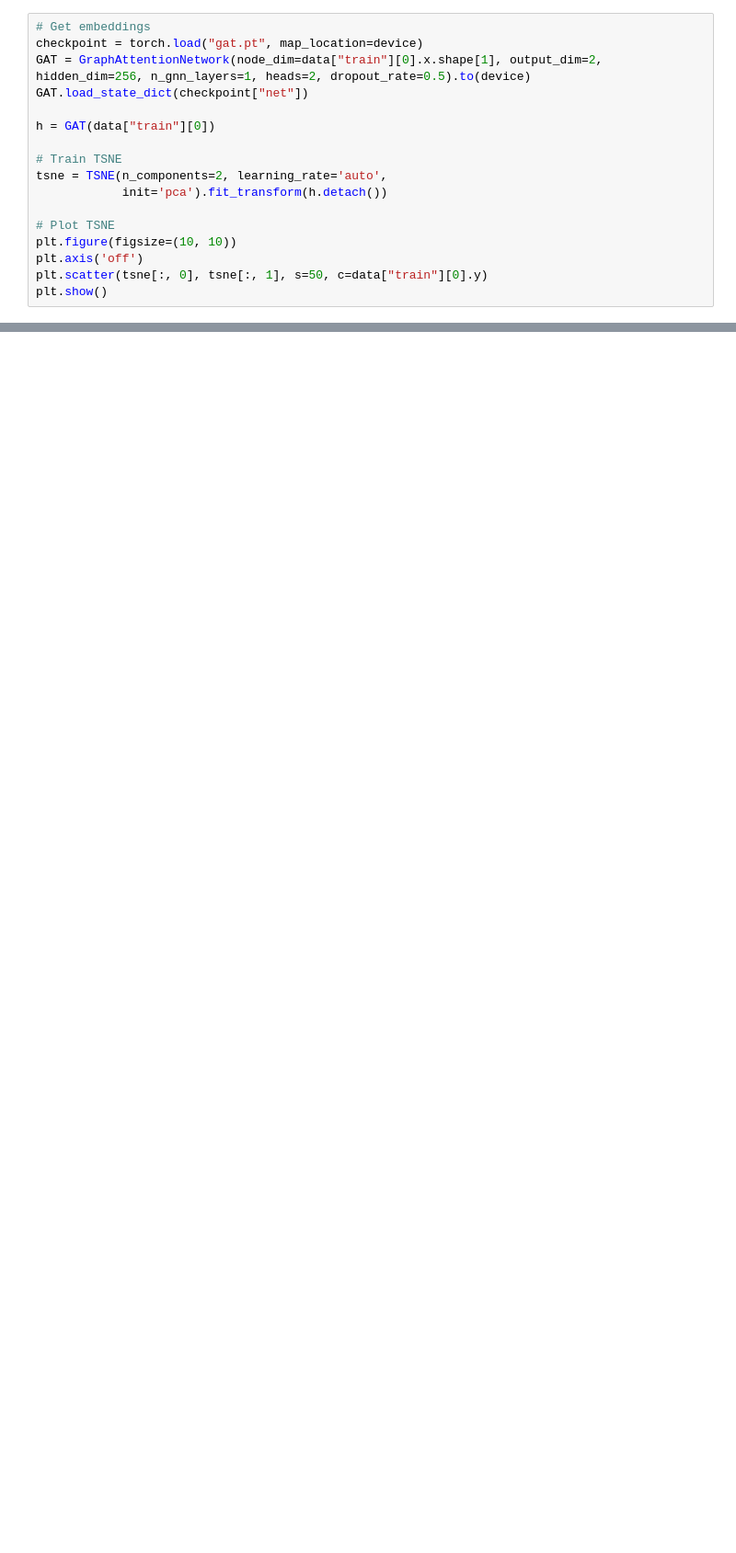
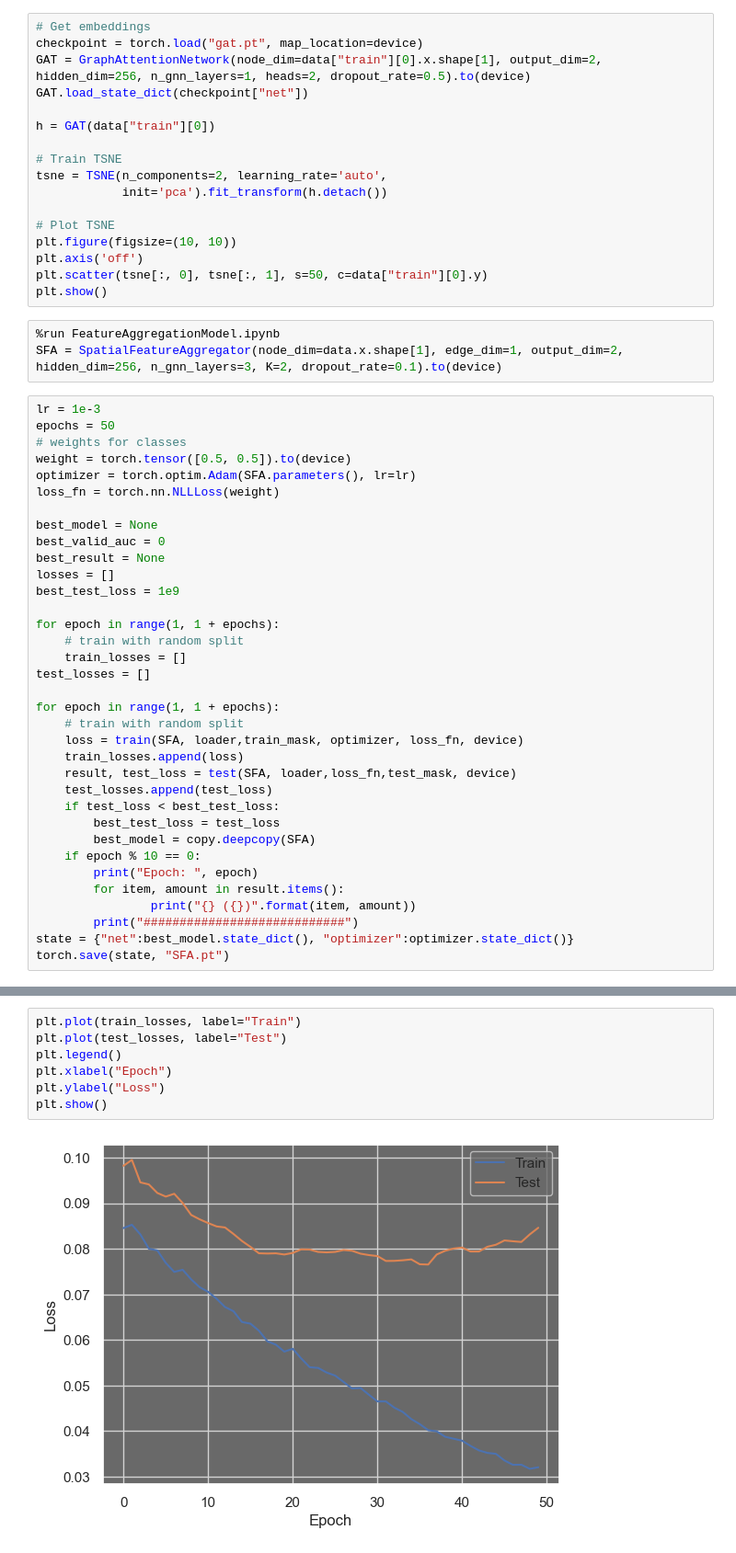
Before and after one commit to CachoobiDoobi/Anti-Money-Laundering-GNNs, a Jupyter notebook: Elliptic/main.ipynb, the cells around one changed output, grey strips where cells are left out. Shown: that part at 92% size. Cells and saved outputs as stored; diff of their text form; blank space fills up the shorter version.

Commit message:
Add new models for big graph

```diff
--- a/Elliptic/main.ipynb
+++ b/Elliptic/main.ipynb
@@ -382,3 +382,41 @@ plt.figure(figsize=(10, 10))
 plt.axis('off')
 plt.scatter(tsne[:, 0], tsne[:, 1], s=50, c=data["train"][0].y)
 plt.show()
+# %%
+%run FeatureAggregationModel.ipynb
+SFA = SpatialFeatureAggregator(node_dim=data.x.shape[1], edge_dim=1, output_dim=2, hidden_dim=256, n_gnn_layers=3, K=2, dropout_rate=0.1).to(device)
+# %%
+lr = 1e-3
+epochs = 50
+# weights for classes
+weight = torch.tensor([0.5, 0.5]).to(device)
+optimizer = torch.optim.Adam(SFA.parameters(), lr=lr)
+loss_fn = torch.nn.NLLLoss(weight)
+
+best_model = None
+best_valid_auc = 0
+best_result = None
+losses = []
+best_test_loss = 1e9
+
+for epoch in range(1, 1 + epochs):
+    # train with random split
+    train_losses = []
+test_losses = []
+
+for epoch in range(1, 1 + epochs):
+    # train with random split
+    loss = train(SFA, loader,train_mask, optimizer, loss_fn, device)
+    train_losses.append(loss)
+    result, test_loss = test(SFA, loader,loss_fn,test_mask, device)
+    test_losses.append(test_loss)
+    if test_loss < best_test_loss:
+        best_test_loss = test_loss
+        best_model = copy.deepcopy(SFA)
+    if epoch % 10 == 0:
+        print("Epoch: ", epoch)
+        for item, amount in result.items():
+                print("{} ({})".format(item, amount))
+        print("############################")
+state = {"net":best_model.state_dict(), "optimizer":optimizer.state_dict()}
+torch.save(state, "SFA.pt")
@@ -384,0 +441,9 @@ plt.show()
+# %%
+plt.plot(train_losses, label="Train")
+plt.plot(test_losses, label="Test")
+plt.legend()
+plt.xlabel("Epoch")
+plt.ylabel("Loss")
+plt.show()
+# %% [output]
+[figure, added]
```
Also changed, not shown: parts of 6 cells of this notebook, 2 other files.
